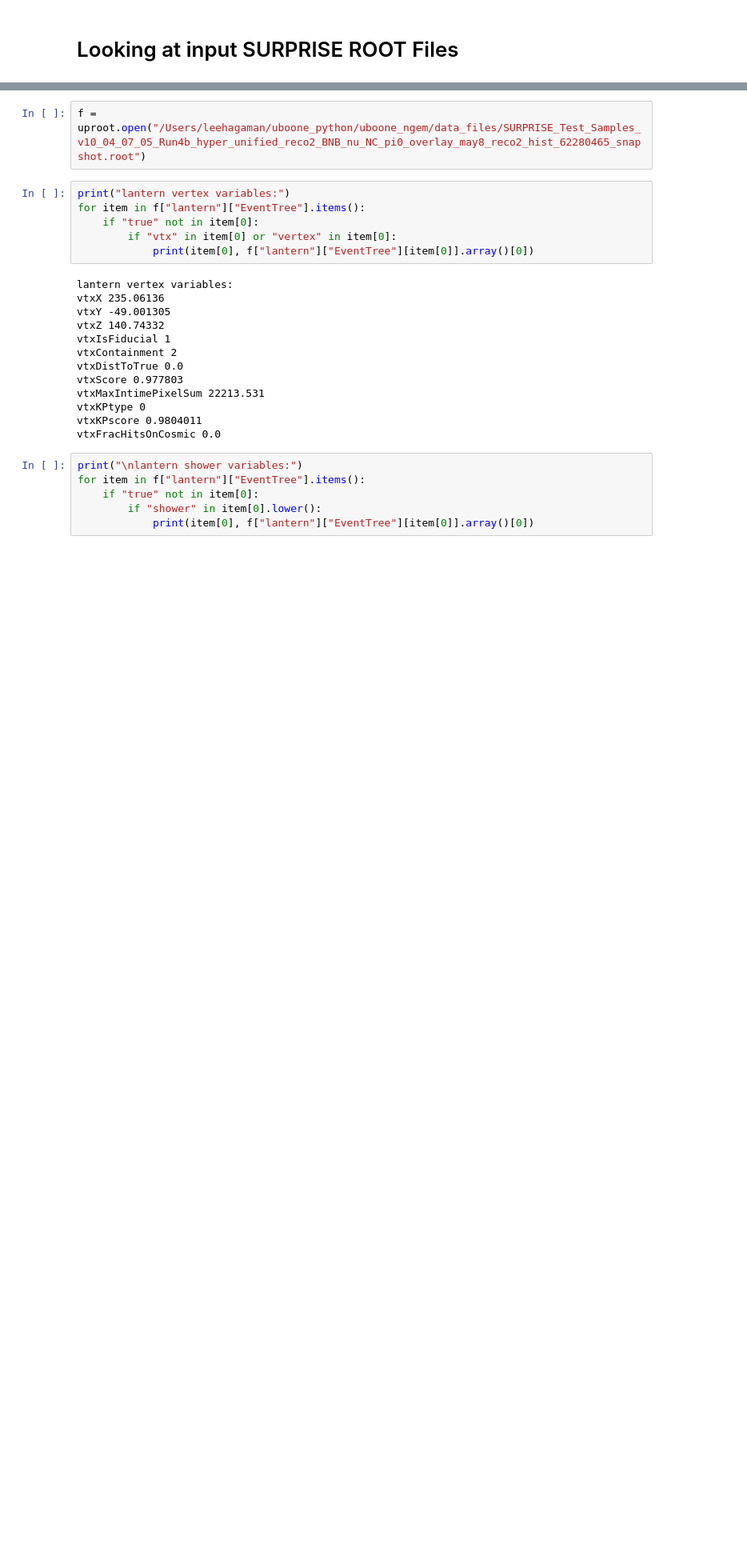
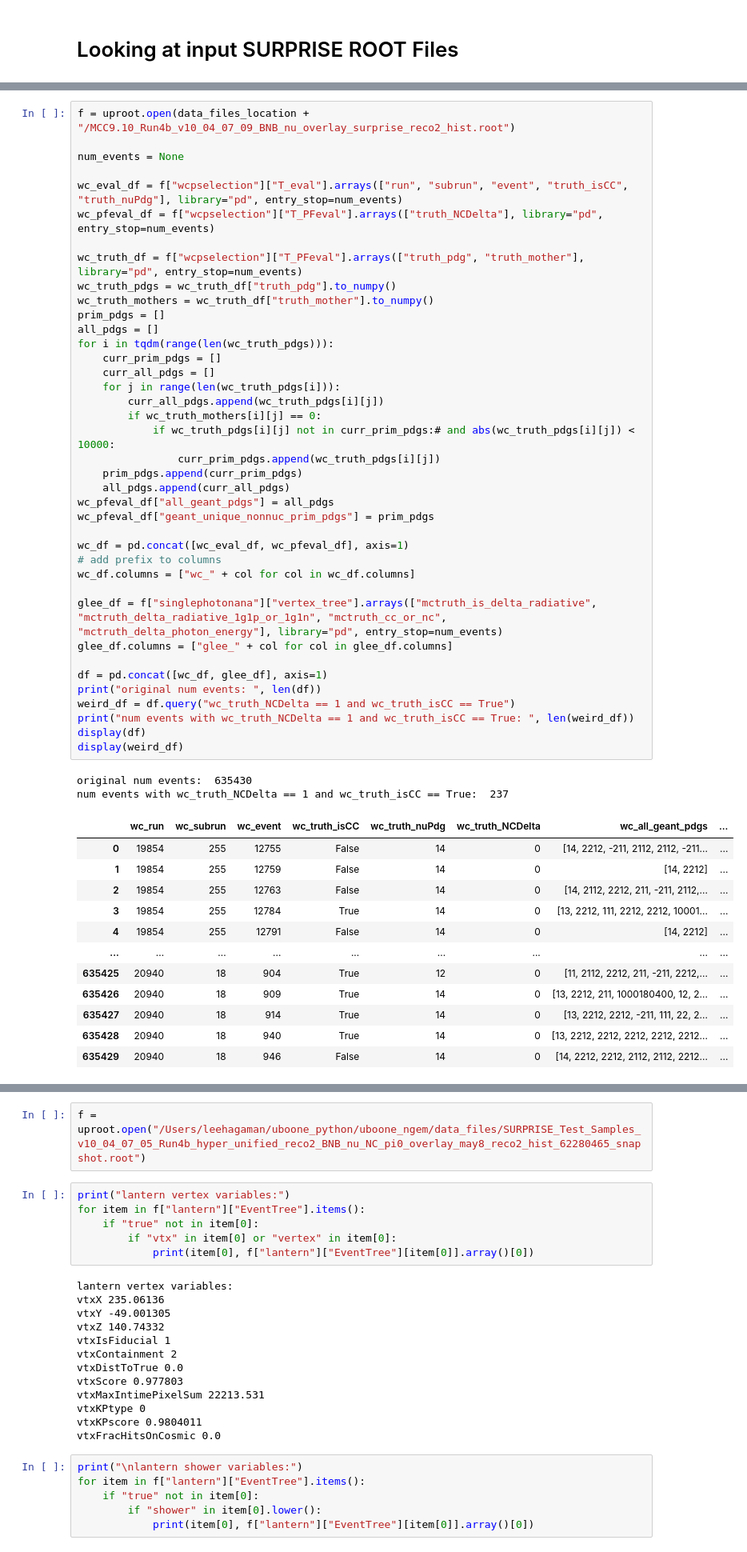
Before and after one commit to leehagaman/uboone_ngem, a Jupyter notebook: ipynb_notebooks/file_exploring.ipynb, the cells around one changed output, grey strips where cells are left out. Shown at 80% size. Saved outputs shown, nothing was run; the diff lists cells and outputs as text; blank space fills up the shorter version.

```diff
--- a/ipynb_notebooks/file_exploring.ipynb
+++ b/ipynb_notebooks/file_exploring.ipynb
@@ -12,0 +42,54 @@ uproot version:  5.0.5
+# %%
+f = uproot.open(data_files_location + "/MCC9.10_Run4b_v10_04_07_09_BNB_nu_overlay_surprise_reco2_hist.root")
+
+num_events = None
+
+wc_eval_df = f["wcpselection"]["T_eval"].arrays(["run", "subrun", "event", "truth_isCC", "truth_nuPdg"], library="pd", entry_stop=num_events)
+wc_pfeval_df = f["wcpselection"]["T_PFeval"].arrays(["truth_NCDelta"], library="pd", entry_stop=num_events)
+
+wc_truth_df = f["wcpselection"]["T_PFeval"].arrays(["truth_pdg", "truth_mother"], library="pd", entry_stop=num_events)
+wc_truth_pdgs = wc_truth_df["truth_pdg"].to_numpy()
+wc_truth_mothers = wc_truth_df["truth_mother"].to_numpy()
+prim_pdgs = []
+all_pdgs = []
+for i in tqdm(range(len(wc_truth_pdgs))):
+    curr_prim_pdgs = []
+    curr_all_pdgs = []
+    for j in range(len(wc_truth_pdgs[i])):
+        curr_all_pdgs.append(wc_truth_pdgs[i][j])
+        if wc_truth_mothers[i][j] == 0:
+            if wc_truth_pdgs[i][j] not in curr_prim_pdgs:# and abs(wc_truth_pdgs[i][j]) < 10000:
+                curr_prim_pdgs.append(wc_truth_pdgs[i][j])
+    prim_pdgs.append(curr_prim_pdgs)
+    all_pdgs.append(curr_all_pdgs)
+wc_pfeval_df["all_geant_pdgs"] = all_pdgs
+wc_pfeval_df["geant_unique_nonnuc_prim_pdgs"] = prim_pdgs
+
+wc_df = pd.concat([wc_eval_df, wc_pfeval_df], axis=1)
+# add prefix to columns
+wc_df.columns = ["wc_" + col for col in wc_df.columns]
+
+glee_df = f["singlephotonana"]["vertex_tree"].arrays(["mctruth_is_delta_radiative", "mctruth_delta_radiative_1g1p_or_1g1n", "mctruth_cc_or_nc", "mctruth_delta_photon_energy"], library="pd", entry_stop=num_events)
+glee_df.columns = ["glee_" + col for col in glee_df.columns]
+
+df = pd.concat([wc_df, glee_df], axis=1)
+print("original num events: ", len(df))
+weird_df = df.query("wc_truth_NCDelta == 1 and wc_truth_isCC == True")
+print("num events with wc_truth_NCDelta == 1 and wc_truth_isCC == True: ", len(weird_df))
+display(df)
+display(weird_df)
+# %% [output]
+original num events:  635430
+num events with wc_truth_NCDelta == 1 and wc_truth_isCC == True:  237
+|  | wc_run | wc_subrun | wc_event | wc_truth_isCC | wc_truth_nuPdg | wc_truth_NCDelta | wc_all_geant_pdgs | ... |
+| 0 | 19854 | 255 | 12755 | False | 14 | 0 | [14, 2212, -211, 2112, 2112, -211... | ... |
+| 1 | 19854 | 255 | 12759 | False | 14 | 0 | [14, 2212] | ... |
+| 2 | 19854 | 255 | 12763 | False | 14 | 0 | [14, 2112, 2212, 211, -211, 2112,... | ... |
+| 3 | 19854 | 255 | 12784 | True | 14 | 0 | [13, 2212, 111, 2212, 2212, 10001... | ... |
+| 4 | 19854 | 255 | 12791 | False | 14 | 0 | [14, 2212] | ... |
+| ... | ... | ... | ... | ... | ... | ... | ... | ... |
+| 635425 | 20940 | 18 | 904 | True | 12 | 0 | [11, 2112, 2212, 211, -211, 2212,... | ... |
+| 635426 | 20940 | 18 | 909 | True | 14 | 0 | [13, 2212, 211, 1000180400, 12, 2... | ... |
+| 635427 | 20940 | 18 | 914 | True | 14 | 0 | [13, 2212, 2212, -211, 111, 22, 2... | ... |
+| 635428 | 20940 | 18 | 940 | True | 14 | 0 | [13, 2212, 2212, 2212, 2212, 2212... | ... |
+| 635429 | 20940 | 18 | 946 | False | 14 | 0 | [14, 2212, 2212, 2112, 2112, 2212... | ... |
```
Also changed, not shown: parts of 4 cells of this notebook, 6 other files.
